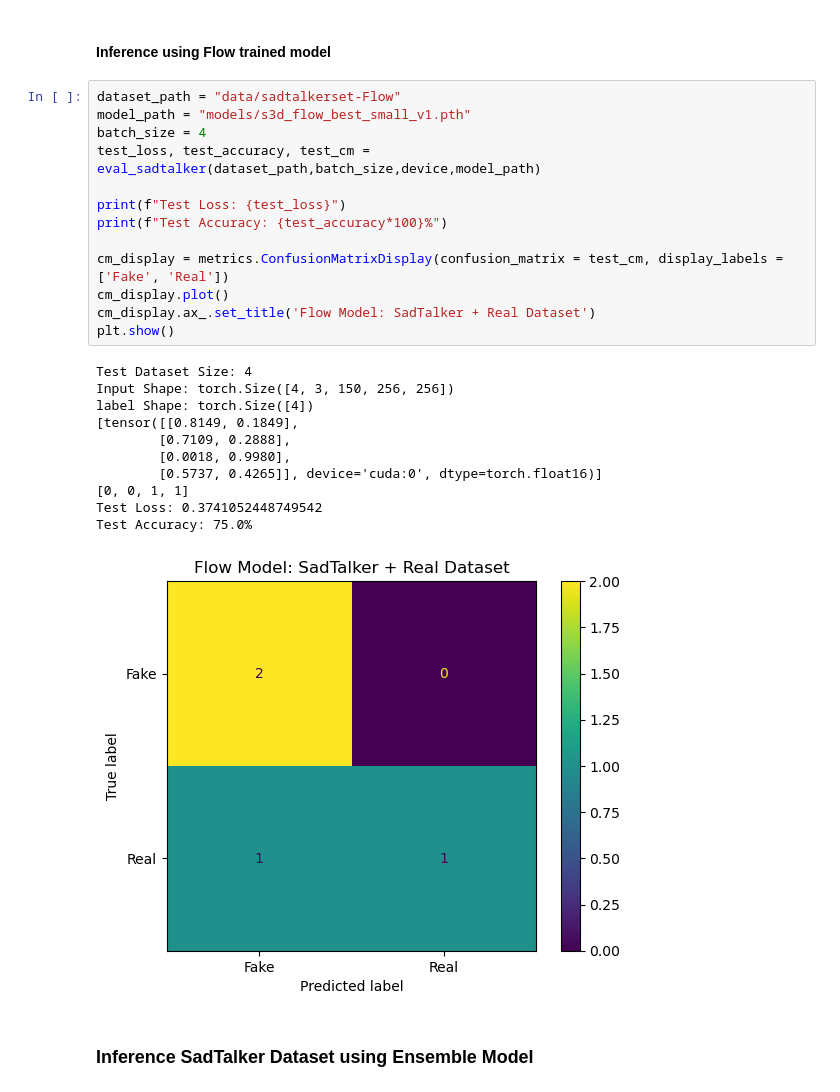
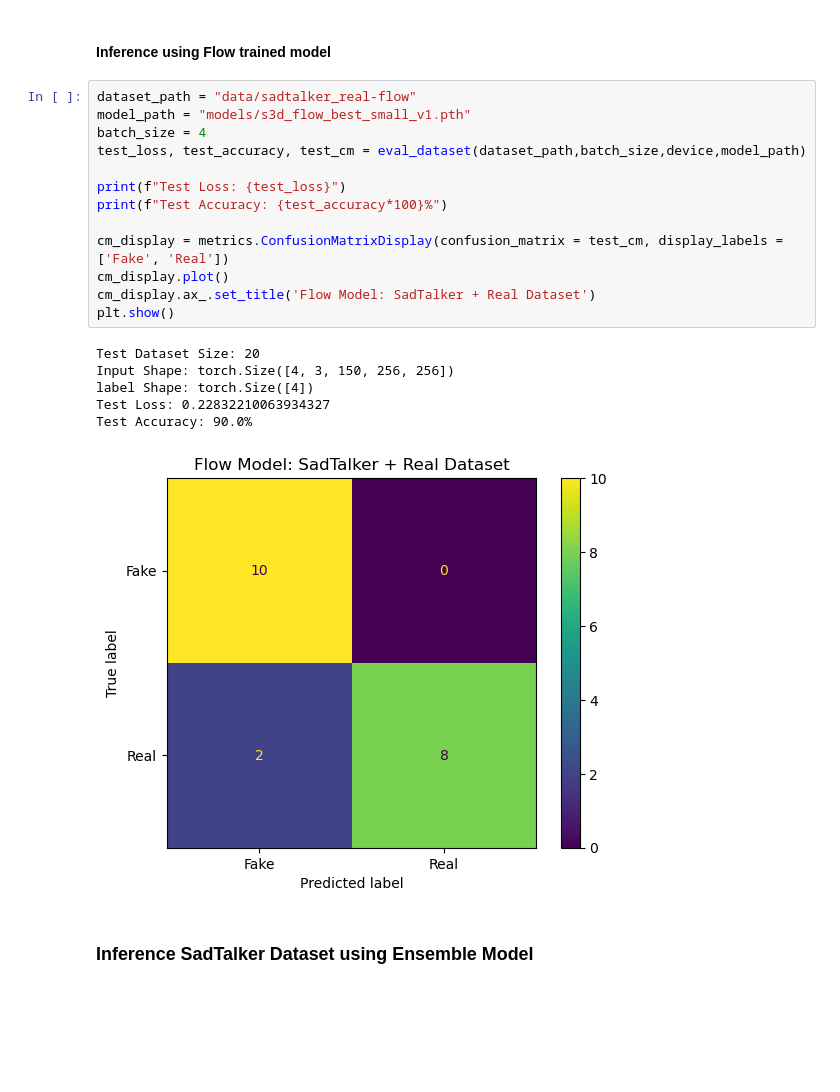
Before and after one commit to ftvs/maliciousai, a Jupyter notebook: Light_Yagami.ipynb, the cells around one changed output. Saved outputs shown, nothing was run; the diff lists cells and outputs as text; blank space fills up the shorter version.

```diff
--- a/Light_Yagami.ipynb
+++ b/Light_Yagami.ipynb
@@ -862,30 +1646,25 @@ torch.Size([149, 3, 256, 256])
 # %% [markdown]
 #### Inference using Flow trained model
 # %%
-dataset_path = "data/sadtalkerset-Flow"
+dataset_path = "data/sadtalker_real-flow"
 model_path = "models/s3d_flow_best_small_v1.pth"
 batch_size = 4
-test_loss, test_accuracy, test_cm = eval_sadtalker(dataset_path,batch_size,device,model_path)
+test_loss, test_accuracy, test_cm = eval_dataset(dataset_path,batch_size,device,model_path)
 
 print(f"Test Loss: {test_loss}")
 print(f"Test Accuracy: {test_accuracy*100}%")
 
 cm_display = metrics.ConfusionMatrixDisplay(confusion_matrix = test_cm, display_labels = ['Fake', 'Real'])
 cm_display.plot()
 cm_display.ax_.set_title('Flow Model: SadTalker + Real Dataset')
 plt.show()
 # %% [output]
-Test Dataset Size: 4
+Test Dataset Size: 20
 Input Shape: torch.Size([4, 3, 150, 256, 256])
 label Shape: torch.Size([4])
-[tensor([[0.8149, 0.1849],
-        [0.7109, 0.2888],
-        [0.0018, 0.9980],
-        [0.5737, 0.4265]], device='cuda:0', dtype=torch.float16)]
-[0, 0, 1, 1]
-Test Loss: 0.3741052448749542
-Test Accuracy: 75.0%
+Test Loss: 0.22832210063934327
+Test Accuracy: 90.0%
-[figure, old version]
+[figure, new version]
 # %% [markdown]
 ### Inference SadTalker Dataset using Ensemble Model
 # %%
```
Also changed, not shown: parts of 23 cells of this notebook, 2 other files.
